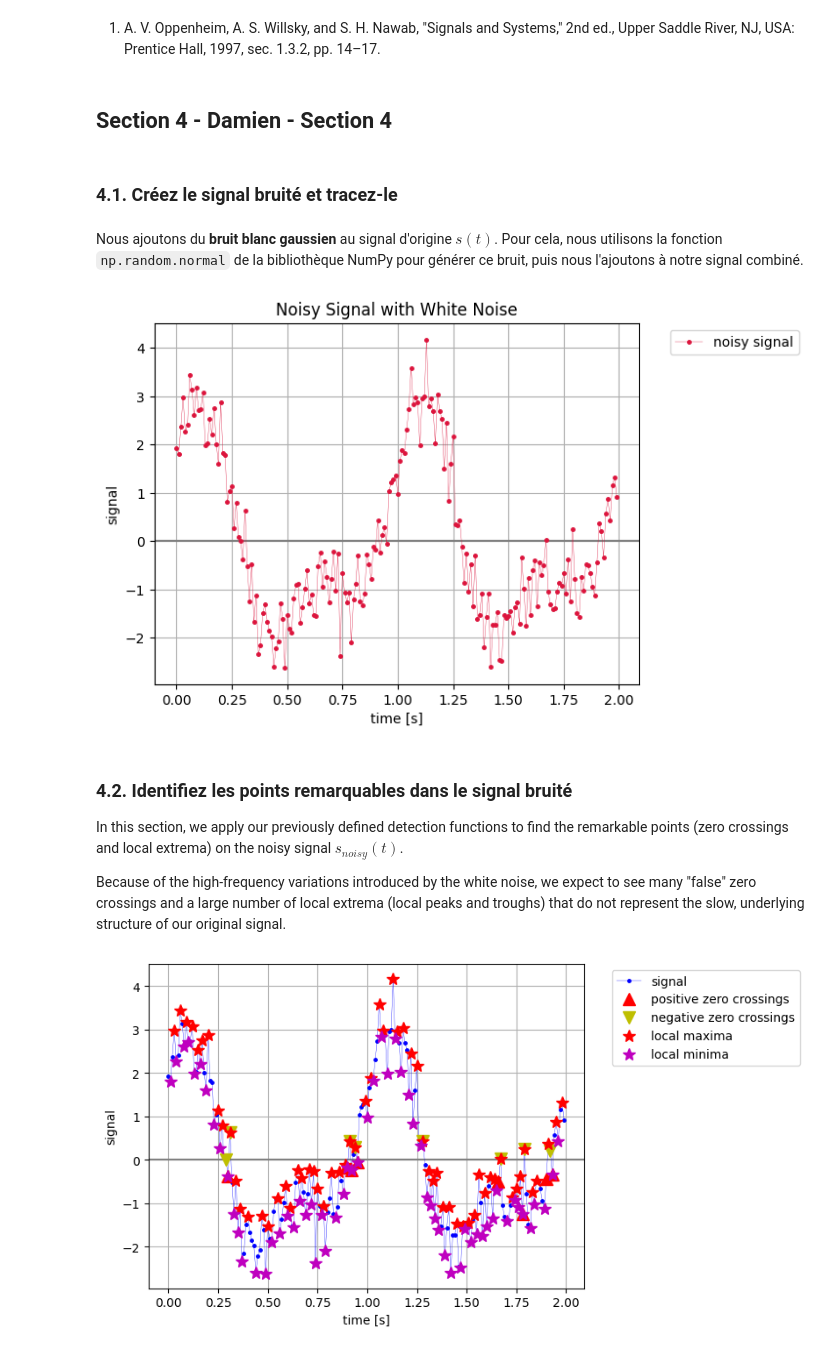
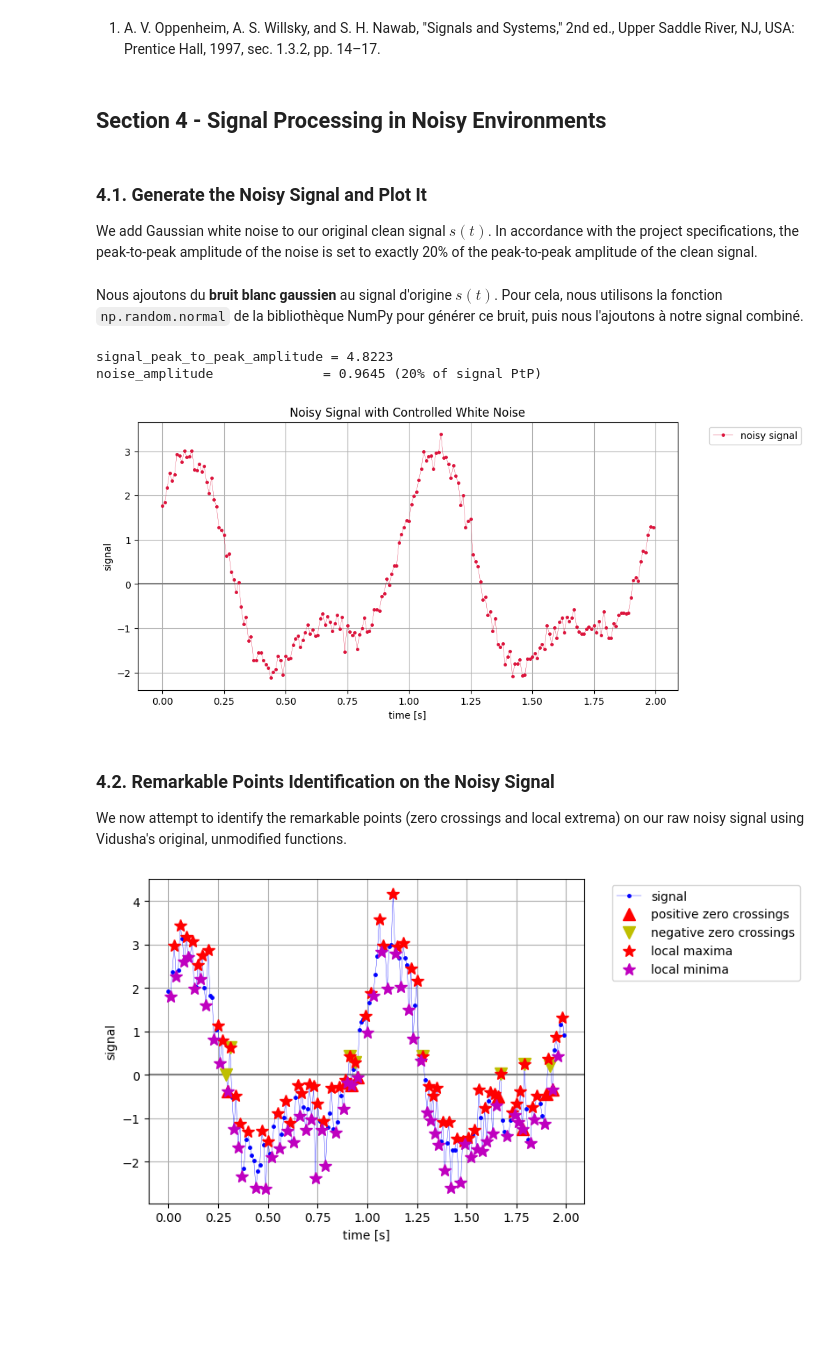
Before and after one commit to vidusha1234/IEAP-Series03-Python, a Jupyter notebook: IEAP_python_series03_Assignment.ipynb, the cells around one changed output. Drawn from its saved outputs; the diff is of its cells as text; code cells hidden in the pictures; blank space fills up the shorter version.

```diff
--- a/IEAP_python_series03_Assignment.ipynb
+++ b/IEAP_python_series03_Assignment.ipynb
@@ -887,46 +887,69 @@ delta_zero_crossing_neg (samples) : [100]
 # %% [markdown]
 1. A. V. Oppenheim, A. S. Willsky, and S. H. Nawab, "Signals and Systems," 2nd ed., Upper Saddle River, NJ, USA: Prentice Hall, 1997, sec. 1.3.2, pp. 14–17.
 # %% [markdown]
-## Section 4 - Damien - Section 4
+## Section 4 - Signal Processing in Noisy Environments
 # %% [markdown]
-### 4.1. Créez le signal bruité et tracez-le
+### 4.1. Generate the Noisy Signal and Plot It
+
+We add Gaussian white noise to our original clean signal $s(t)$. In accordance with the project specifications, the peak-to-peak amplitude of the noise is set to exactly 20% of the peak-to-peak amplitude of the clean signal.
 # %% [markdown]
 Nous ajoutons du **bruit blanc gaussien** au signal d'origine $s(t)$. Pour cela, nous utilisons la fonction `np.random.normal` de la bibliothèque NumPy pour générer ce bruit, puis nous l'ajoutons à notre signal combiné.
 # %%
 import numpy as np
 import matplotlib.pyplot as plt
 
-# Ensure base signal components are defined locally if not run before
-t = generate_time(duration=2, fs=100)
-s1 = generate_sine(t, amplitude=1, frequency=2)
-s2 = generate_sine(t, amplitude=2, frequency=1, phase=1.0)
+# Fallback definitions in case earlier cells haven't been run in this session
+try:
+    t = generate_time(duration=2, fs=100)
+    s1 = generate_sine(t, amplitude=1, frequency=2)
+    s2 = generate_sine(t, amplitude=2, frequency=1, phase=1.0)
+except NameError:
+    def generate_time(duration: float, fs: float):
+        return np.arange(int(round(duration * fs))) / fs
+
+    def generate_sine(t: np.ndarray, amplitude: float, frequency: float, phase: float = 0.0):
+        return amplitude * np.sin(2 * np.pi * frequency * t + phase)
+
+    t = generate_time(duration=2, fs=100)
+    s1 = generate_sine(t, amplitude=1, frequency=2)
+    s2 = generate_sine(t, amplitude=2, frequency=1, phase=1.0)
+
 s = s1 + s2
 
 # Fix the random seed for reproducibility
 np.random.seed(42)
 
-# Generate Gaussian white noise (mean = 0, standard deviation = 0.5)
-noise = np.random.normal(0, 0.5, size=t.shape)
+# Calculate peak-to-peak amplitudes according to guidelines
+signal_ptp = np.ptp(s)
+noise_amplitude_target = 0.2 * signal_ptp
 
-# Create the noisy signal
+# Generate baseline Gaussian noise, then scale its peak-to-peak range to match target
+raw_noise = np.random.normal(0, 0.5, size=t.shape)
+noise = raw_noise * (noise_amplitude_target / np.ptp(raw_noise))
+
+# Combine to get the noisy signal
 s_noisy = s + noise
 
+# Print quantitative metrics
+print(f"signal_peak_to_peak_amplitude = {signal_ptp:.4f}")
+print(f"noise_amplitude              = {np.ptp(noise):.4f} (20% of signal PtP)")
+
 # Plot the noisy signal
-plt.figure()
+plt.figure(figsize=(10, 5))
 plt.axhline(y=0, color="gray", linestyle="-")
 plt.plot(t, s_noisy, ".-", color="crimson", markersize=5, linewidth=0.25, label="noisy signal")
 plt.xlabel("time [s]")
 plt.ylabel("signal")
-plt.title("Noisy Signal with White Noise")
+plt.title("Noisy Signal with Controlled White Noise")
 plt.legend(bbox_to_anchor=(1.05, 1), loc="upper left")
 plt.grid(True)
 plt.show()
 # %% [output]
+signal_peak_to_peak_amplitude = 4.8223
+noise_amplitude              = 0.9645 (20% of signal PtP)
-[figure, old version]
+[figure, new version]
 # %% [markdown]
-### 4.2. Identifiez les points remarquables dans le signal bruité
+### 4.2. Remarkable Points Identification on the Noisy Signal
 
-In this section, we apply our previously defined detection functions to find the remarkable points (zero crossings and local extrema) on the noisy signal $s_{noisy}(t)$.
-
-Because of the high-frequency variations introduced by the white noise, we expect to see many "false" zero crossings and a large number of local extrema (local peaks and troughs) that do not represent the slow, underlying structure of our original signal.
+We now attempt to identify the remarkable points (zero crossings and local extrema) on our raw noisy signal using Vidusha's original, unmodified functions.
 # %%
```
Also changed, not shown: parts of 8 cells of this notebook.
